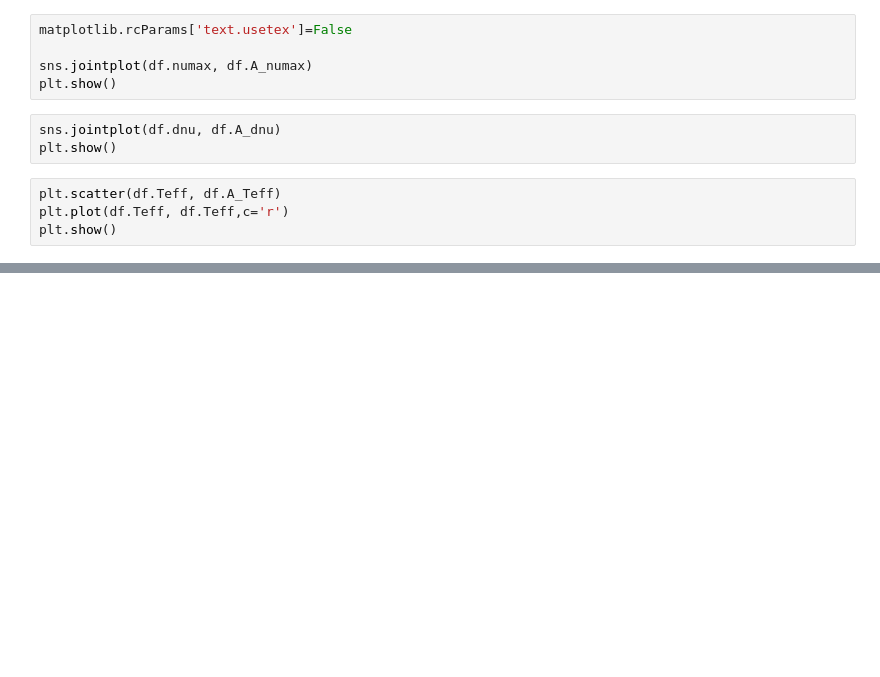
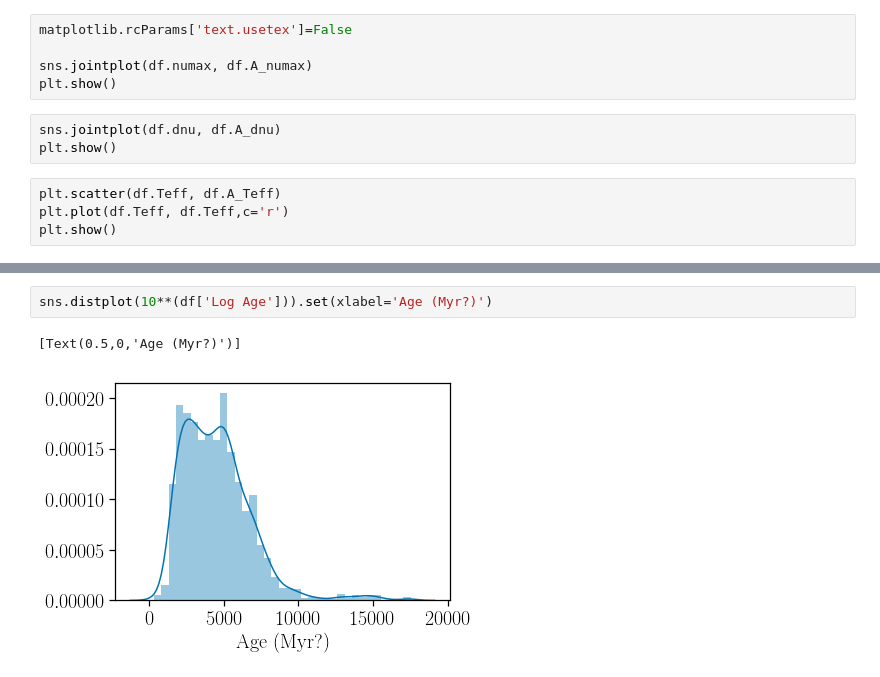
Before and after one commit to ojhall94/GAIA, a Jupyter notebook: prepare_APOKASC2.ipynb, the cells around one changed output, grey strips where cells are left out. Drawn from its saved outputs; the diff is of its cells as text; blank space fills up the shorter version.

```diff
--- a/prepare_APOKASC2.ipynb
+++ b/prepare_APOKASC2.ipynb
@@ -79,0 +89,5 @@ len(df)
+# %%
+sns.distplot(10**(df['Log Age'])).set(xlabel='Age (Myr?)')
+# %% [output]
+[Text(0.5,0,'Age (Myr?)')]
+[figure, added]
```
Also changed, not shown: parts of 5 cells of this notebook, 5 other files.
